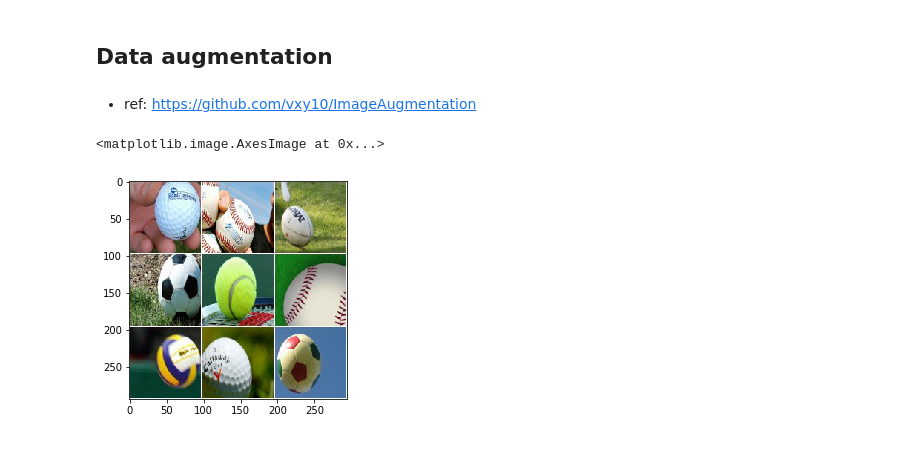
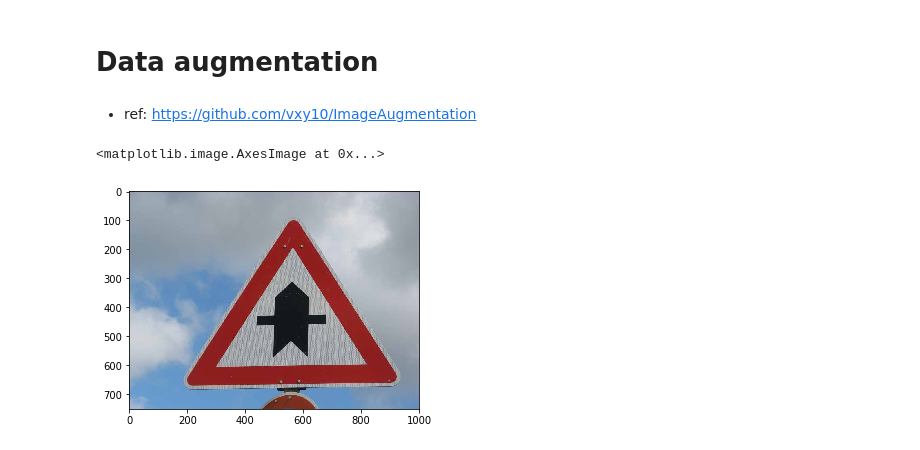
Before and after one commit to YouYueHuang/SelfDrivingCarProjects, a Jupyter notebook: P2-Traffic-Sign-Classifier/Data aumentation.ipynb, the cells around one changed output. Drawn from its saved outputs; the diff is of its cells as text; code cells hidden in the pictures.

```diff
--- a/P2-Traffic-Sign-Classifier/Data aumentation.ipynb
+++ b/P2-Traffic-Sign-Classifier/Data aumentation.ipynb
@@ -1,5 +1,5 @@
 # %% [markdown]
-## Data augmentation
+# Data augmentation
 # %% [markdown]
 * ref: https://github.com/vxy10/ImageAugmentation
 # %%
@@ -62,11 +68,13 @@ def transform_image(img,ang_range,shear_range,trans_range,brightness=0):
 
     return img
 # %%
-image = plt.imread("img//mixed5a_9_examples.jpg")
+image = plt.imread("img//sample_traffic_sign.jpg")
+
+#img = transform_image(image,20,10,5,brightness=1)
 plt.imshow(image)
 # %% [output]
 <matplotlib.image.AxesImage at 0x...>
-[figure, old version]
+[figure, new version]
 # %%
 gs1 = gridspec.GridSpec(10, 10)
 gs1.update(wspace=0.01, hspace=0.02) # set the spacing between axes.
```
Also changed, not shown: parts of 12 cells of this notebook, 27 other files.
